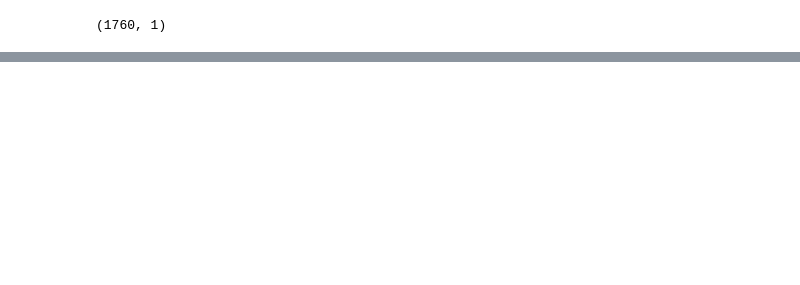
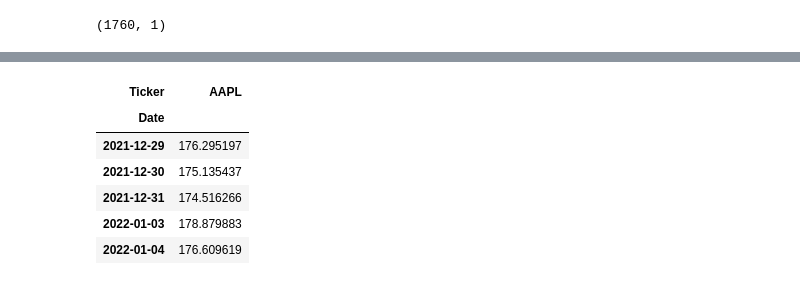
Before and after one commit to Yashshah0502/Stock_Market-Analysis, a Jupyter notebook: LSTM.ipynb, the cells around one changed output, grey strips where cells are left out. Cells and saved outputs as stored; diff of their text form; code cells hidden in the pictures; blank space fills up the shorter version.

```diff
--- a/LSTM.ipynb
+++ b/LSTM.ipynb
@@ -165,0 +225,10 @@ x_train,y_train = np.array(x_train), np.array(y_train)
+# %%
+data_testing.head()
+# %% [output]
+| Ticker | AAPL |
+| Date |  |
+| 2021-12-29 | 176.295197 |
+| 2021-12-30 | 175.135437 |
+| 2021-12-31 | 174.516266 |
+| 2022-01-03 | 178.879883 |
+| 2022-01-04 | 176.609619 |
```
Also changed, not shown: parts of 11 cells of this notebook, 1 other file.
